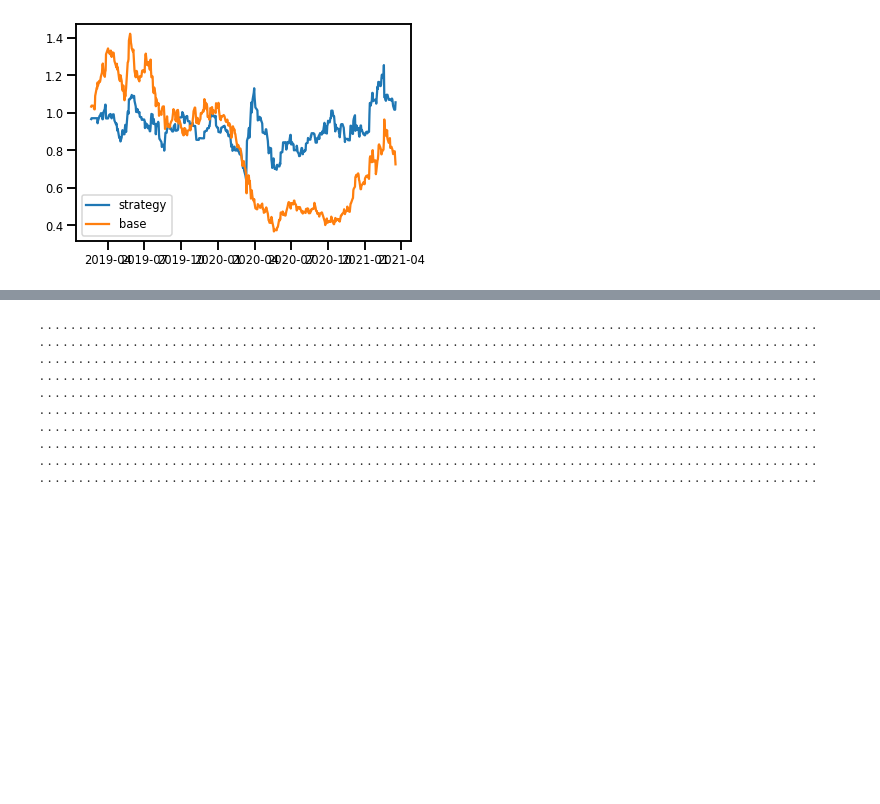
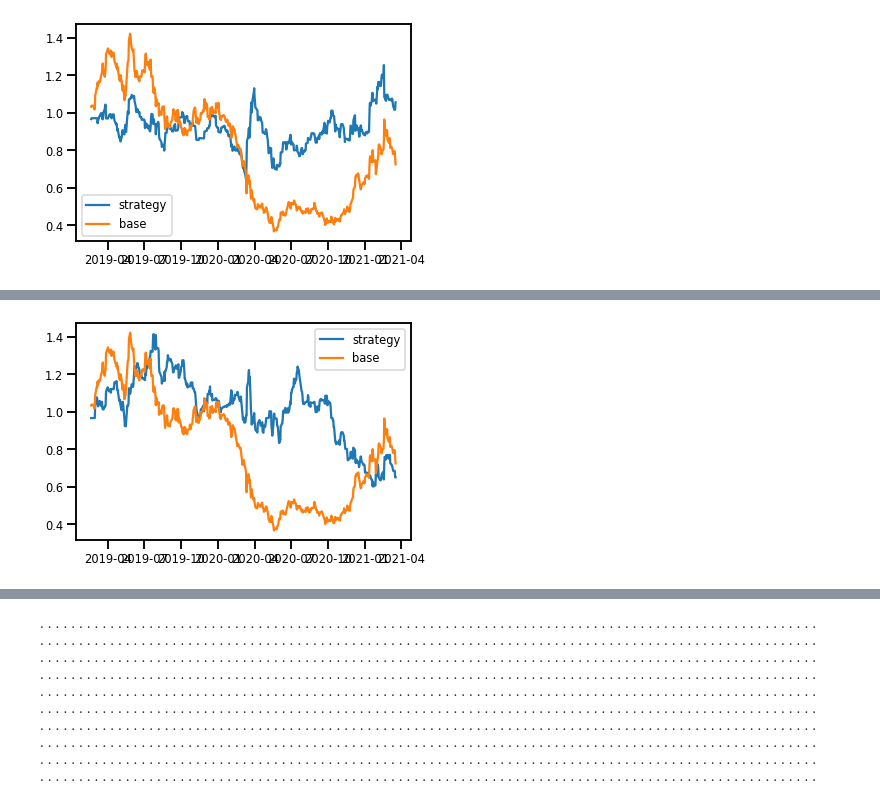
Before and after one commit to vin136/supervised_prediction, a Jupyter notebook: nbs/neural_net.ipynb, the cells around one changed output, grey strips where cells are left out. Saved outputs shown, nothing was run; the diff lists cells and outputs as text; code cells hidden in the pictures; blank space fills up the shorter version.

```diff
--- a/nbs/neural_net.ipynb
+++ b/nbs/neural_net.ipynb
@@ -791,0 +907,4 @@ plt.show()
+# %%
+p = PercentileTransfm()
+p.fit(y_hat_preds_trn.mean(axis=1),3)
+out_cls = p.transform(m)
@@ -791,0 +924,15 @@ plt.show()
+# %%
+vld.insert(0,'pred_cls',out_cls.to_list(),True)
+# %%
+l = np.where(out_cls==2,vld['future_return'],0)
+s = np.where(out_cls==0,-1*vld['future_return'],0)
+strategy = l+s
+# %%
+vld.insert(0,'strategy',strategy,True)
+# %%
+plt.plot((vld.sort_index()['strategy']+1).cumprod(),label='strategy')
+plt.plot((vld.sort_index()['future_return']+1).cumprod(),label='base')
+plt.legend()
+plt.show()
+# %% [output]
+[figure, added]
```
Also changed, not shown: parts of 21 cells of this notebook, 9 other files.
